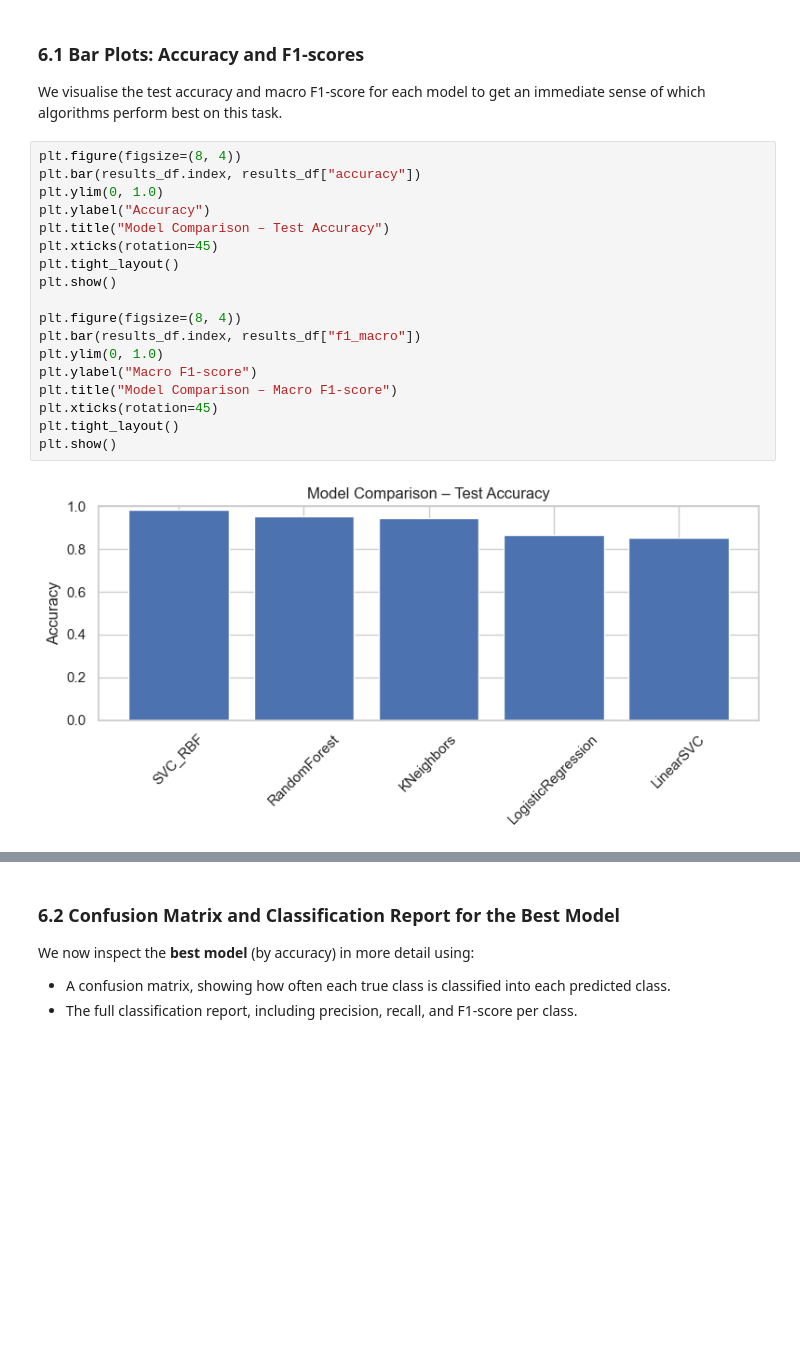
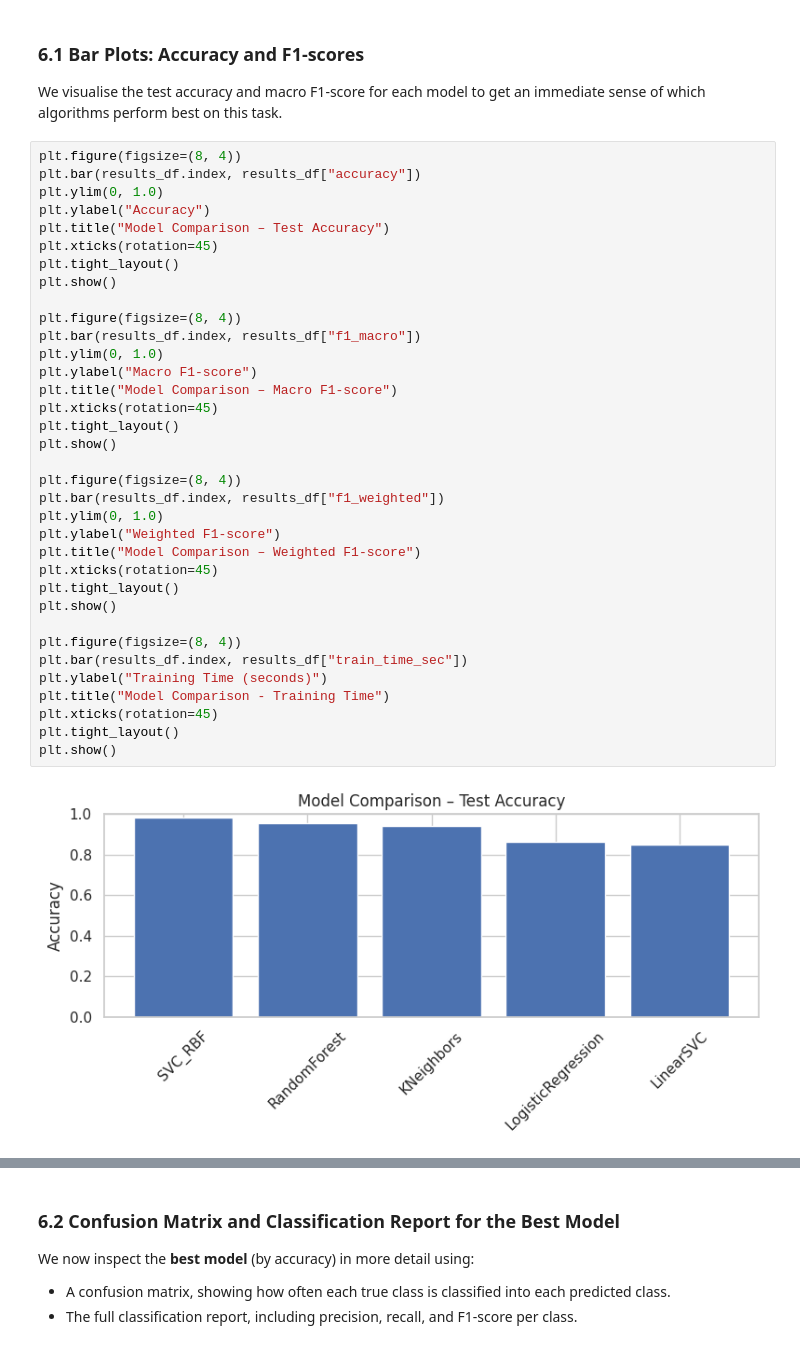
Before and after one commit to NatBrian/mediapipe-hand-recognition, a Jupyter notebook: notebooks/keypoint_training_baseline.ipynb, the cells around one changed output, grey strips where cells are left out. Drawn from its saved outputs; the diff is of its cells as text; blank space fills up the shorter version.

```diff
--- a/notebooks/keypoint_training_baseline.ipynb
+++ b/notebooks/keypoint_training_baseline.ipynb
@@ -460,20 +470,37 @@ We visualise the test accuracy and macro F1-score for each model to get an immed
 # %%
 plt.figure(figsize=(8, 4))
 plt.bar(results_df.index, results_df["accuracy"])
 plt.ylim(0, 1.0)
 plt.ylabel("Accuracy")
 plt.title("Model Comparison – Test Accuracy")
 plt.xticks(rotation=45)
 plt.tight_layout()
 plt.show()
 
 plt.figure(figsize=(8, 4))
 plt.bar(results_df.index, results_df["f1_macro"])
 plt.ylim(0, 1.0)
 plt.ylabel("Macro F1-score")
 plt.title("Model Comparison – Macro F1-score")
 plt.xticks(rotation=45)
 plt.tight_layout()
 plt.show()
+
+plt.figure(figsize=(8, 4))
+plt.bar(results_df.index, results_df["f1_weighted"])
+plt.ylim(0, 1.0)
+plt.ylabel("Weighted F1-score")
+plt.title("Model Comparison – Weighted F1-score")
+plt.xticks(rotation=45)
+plt.tight_layout()
+plt.show()
+
+plt.figure(figsize=(8, 4))
+plt.bar(results_df.index, results_df["train_time_sec"])
+plt.ylabel("Training Time (seconds)")
+plt.title("Model Comparison - Training Time")
+plt.xticks(rotation=45)
+plt.tight_layout()
+plt.show()
 # %% [output]
-[figure, old version]
+[figure, new version]
```
Also changed, not shown: parts of 15 cells of this notebook.
